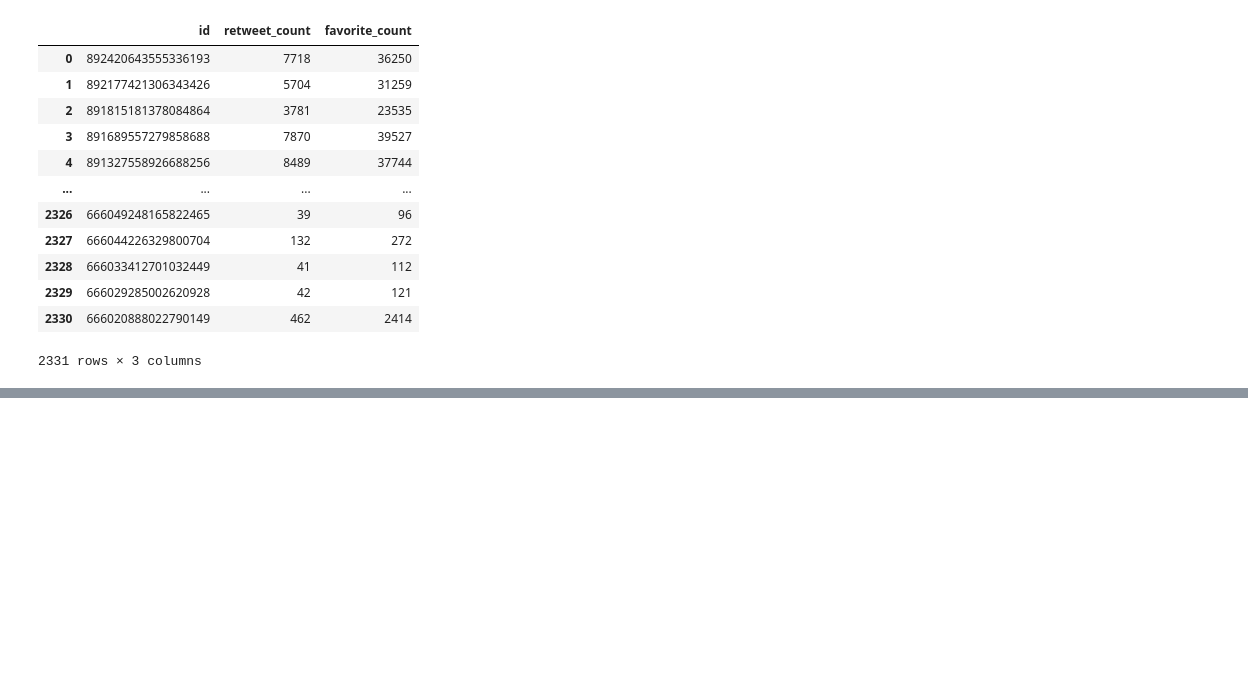
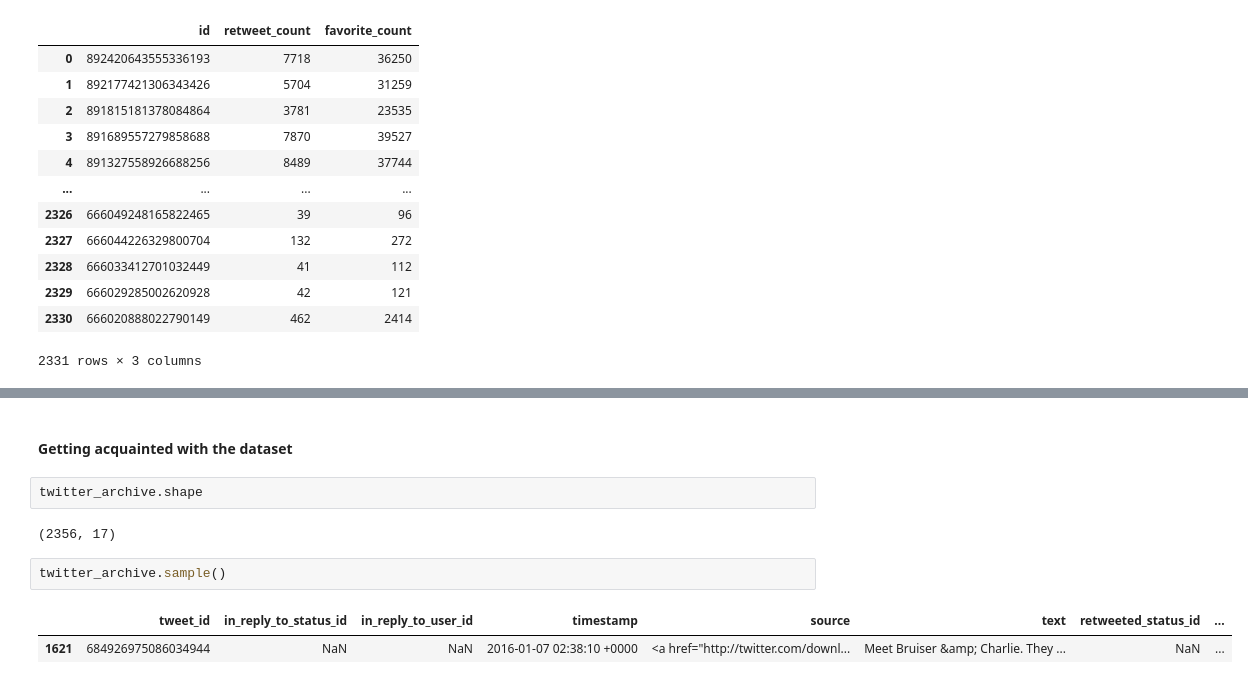
Before and after one commit to lizvqz/we_rate_dogs, a Jupyter notebook: wrangle_act.ipynb, the cells around one changed output, grey strips where cells are left out. Drawn from its saved outputs; the diff is of its cells as text; blank space fills up the shorter version.

```diff
--- a/wrangle_act.ipynb
+++ b/wrangle_act.ipynb
@@ -186,0 +213,11 @@ tweet_details_df
+# %% [markdown]
+#### Getting acquainted with the dataset
+# %%
+twitter_archive.shape
+# %% [output]
+(2356, 17)
+# %%
+twitter_archive.sample()
+# %% [output]
+|  | tweet_id | in_reply_to_status_id | in_reply_to_user_id | timestamp | source | text | retweeted_status_id | ... |
+| 1621 | 684926975086034944 | NaN | NaN | 2016-01-07 02:38:10 +0000 | <a href="http://twitter.com/downl... | Meet Bruiser &amp; Charlie. They ... | NaN | ... |
```
Also changed, not shown: parts of 20 cells of this notebook.
